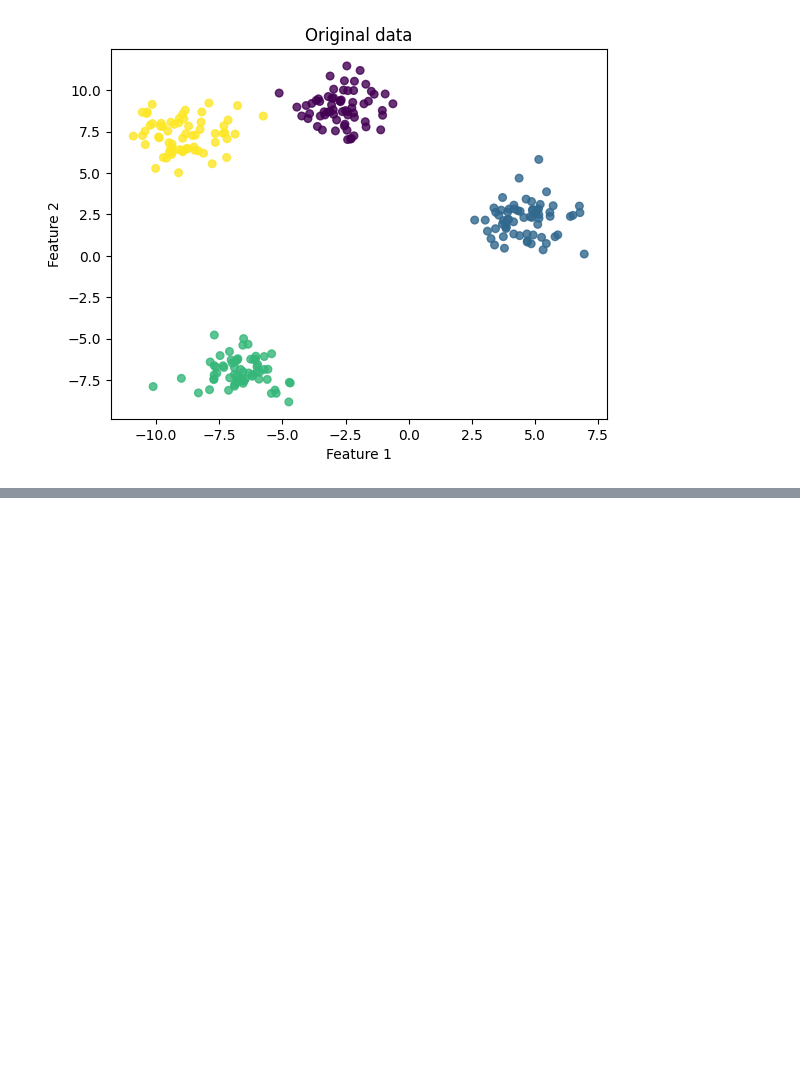
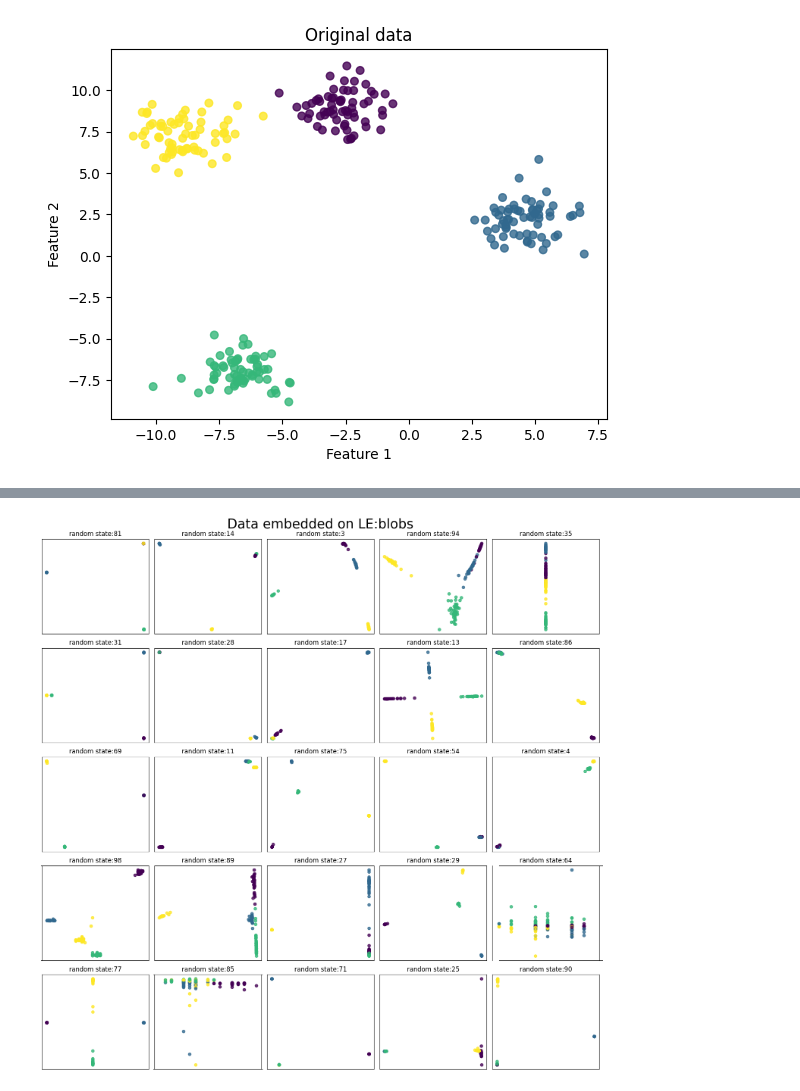
Before and after one commit to 24shiny/Inverse_Laplacian_embedding, a Jupyter notebook: Laplacian_embedding/evaluation/my_le_test.ipynb, the cells around one changed output, grey strips where cells are left out. Saved outputs shown, nothing was run; the diff lists cells and outputs as text; code cells hidden in the pictures; blank space fills up the shorter version.

```diff
--- a/Laplacian_embedding/evaluation/my_le_test.ipynb
+++ b/Laplacian_embedding/evaluation/my_le_test.ipynb
@@ -35,20 +36,23 @@ plt.show()
 # %%
 # visualization of original datasets
 fig, axes = plt.subplots(5, 5, figsize=(15, 15))
 axes = axes.flatten()
 for i in range(25):
     seed = rand_num[i]
     X, Y = get_blobs(random_state=seed)
-    data.get_data(X, n_centers=2)
+    data.get_data(X, n_centers=4)
     data.get_label(Y)
     data.embed_data()
     best_pair = data.pair
     ax = axes[i]
     ax.scatter(data.def_vec[best_pair[0]], data.def_vec[best_pair[1]], c=Y, cmap='viridis', s=30, alpha=0.8)
     ax.set_title(f'random state:{seed}')
     ax.set_xticks([])
     ax.set_yticks([])
+plt.suptitle('Data embedded on LE:blobs', fontsize=25)
 plt.tight_layout()
 plt.show()
+# %% [output]
+[figure, added]
 # %%
 print(f'average score : ', np.round(sum(data.score_list) / len(data.score_list),3))
```
Also changed, not shown: parts of 8 cells of this notebook.
